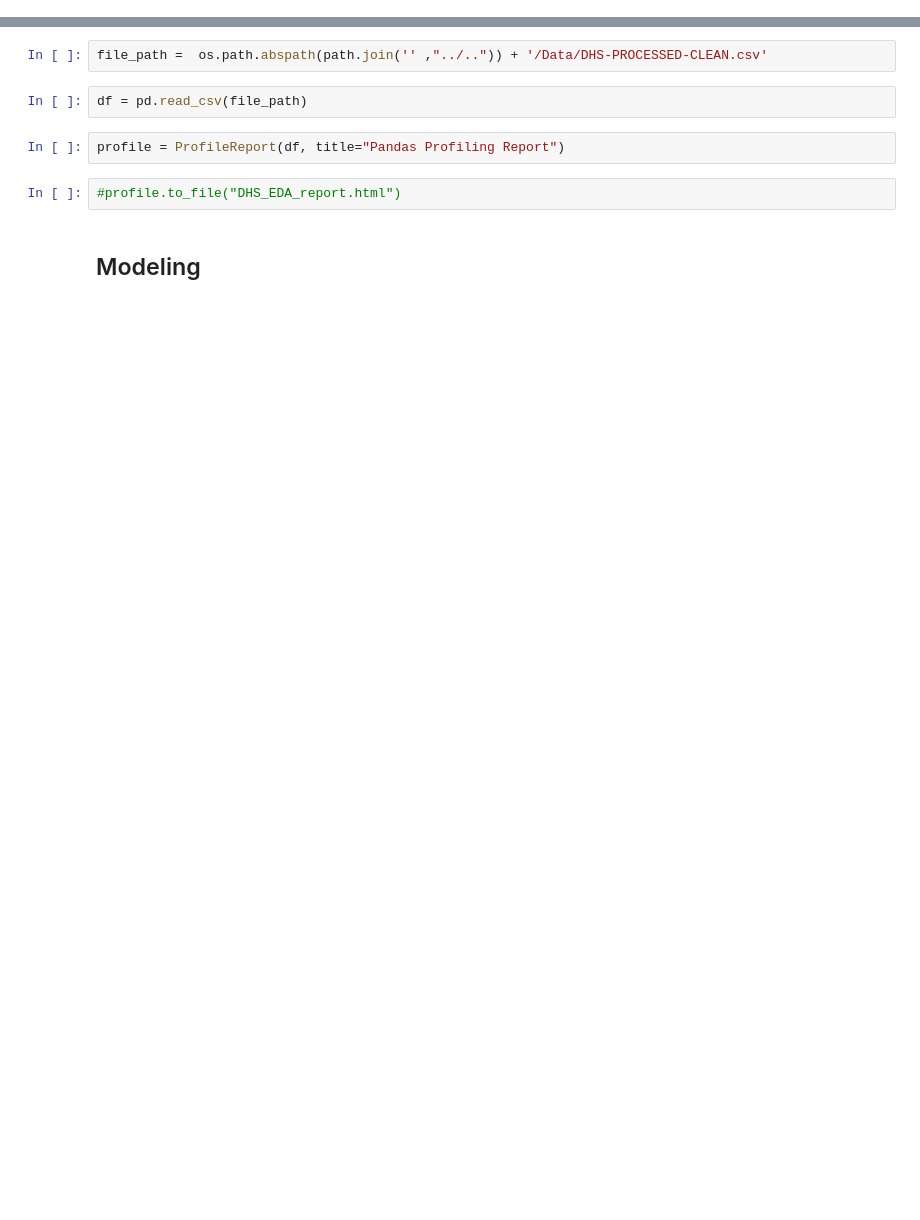
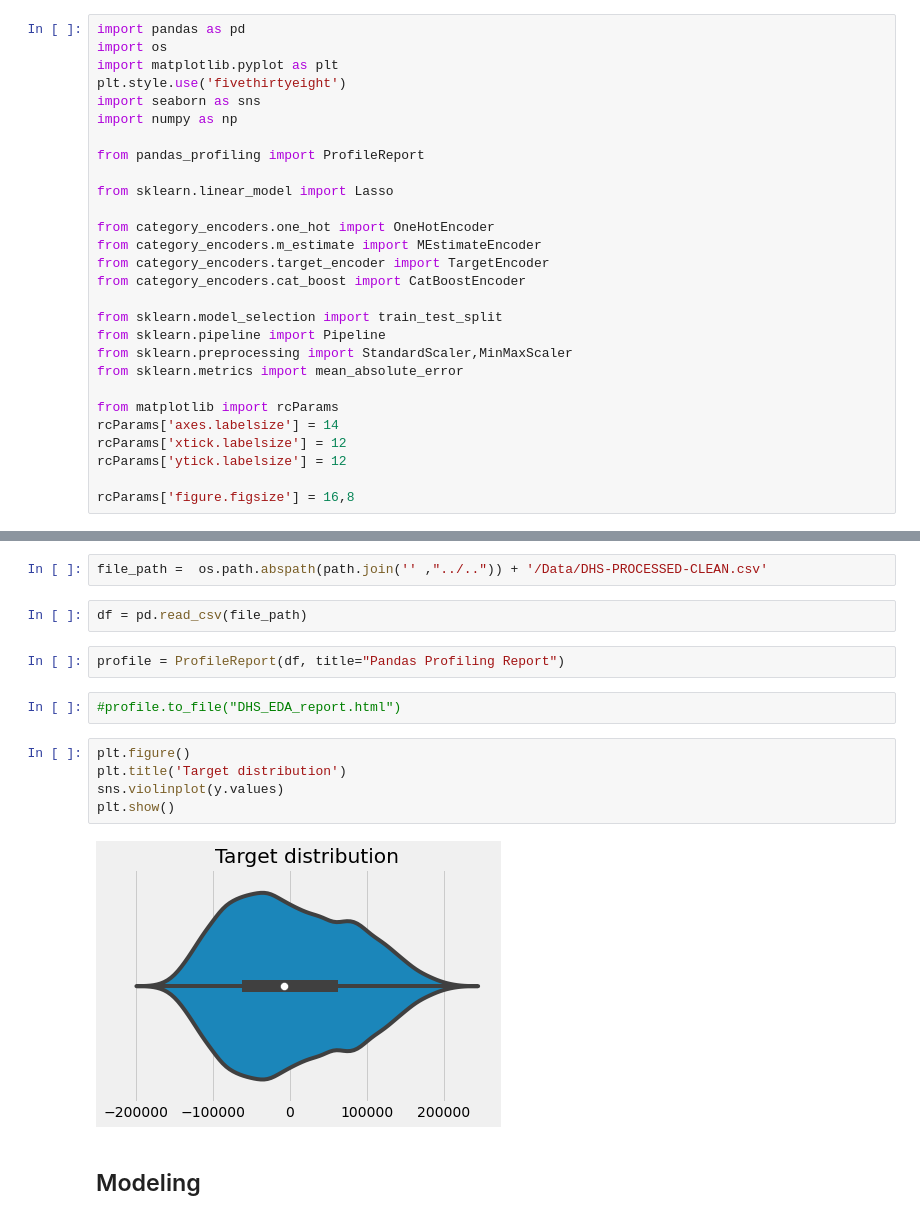
Before and after one commit to cmougan/WRI_WellBeing_Data_Layer, a Jupyter notebook: dssg/carlos/EDA_DHS.ipynb, the cells around one changed output, grey strips where cells are left out. Saved outputs shown, nothing was run; the diff lists cells and outputs as text; blank space fills up the shorter version.

Commit message:
first modeling
(cherry picked from commit 54aa1255bd18a5cb1e802c2b7b7079ffd79cfee8)

```diff
--- a/dssg/carlos/EDA_DHS.ipynb
+++ b/dssg/carlos/EDA_DHS.ipynb
@@ -5,0 +12,28 @@ from pandas_profiling import ProfileReport
+# %%
+import pandas as pd
+import os
+import matplotlib.pyplot as plt
+plt.style.use('fivethirtyeight')
+import seaborn as sns
+import numpy as np
+
+from pandas_profiling import ProfileReport
+
+from sklearn.linear_model import Lasso
+
+from category_encoders.one_hot import OneHotEncoder
+from category_encoders.m_estimate import MEstimateEncoder
+from category_encoders.target_encoder import TargetEncoder
+from category_encoders.cat_boost import CatBoostEncoder
+
+from sklearn.model_selection import train_test_split
+from sklearn.pipeline import Pipeline
+from sklearn.preprocessing import StandardScaler,MinMaxScaler
+from sklearn.metrics import mean_absolute_error
+
+from matplotlib import rcParams
+rcParams['axes.labelsize'] = 14
+rcParams['xtick.labelsize'] = 12
+rcParams['ytick.labelsize'] = 12
+
+rcParams['figure.figsize'] = 16,8
@@ -11,6 +67,13 @@ df = pd.read_csv(file_path)
 profile = ProfileReport(df, title="Pandas Profiling Report")
 # %%
 #profile.to_file("DHS_EDA_report.html")
+# %%
+plt.figure()
+plt.title('Target distribution')
+sns.violinplot(y.values)
+plt.show()
+# %% [output]
+[figure, added]
 # %% [markdown]
 ## Modeling
 # %%
```
Also changed, not shown: parts of 26 cells of this notebook.
